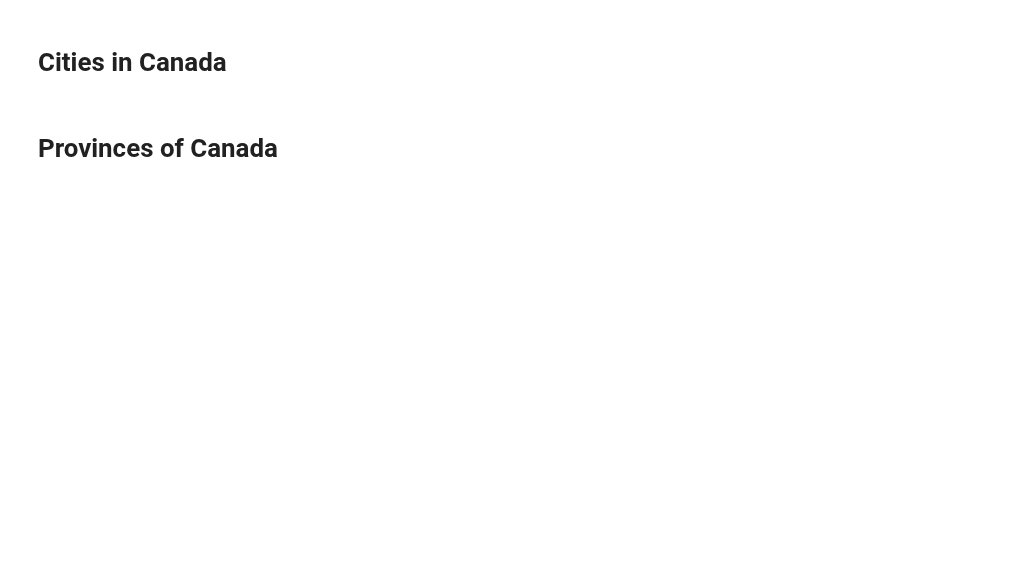
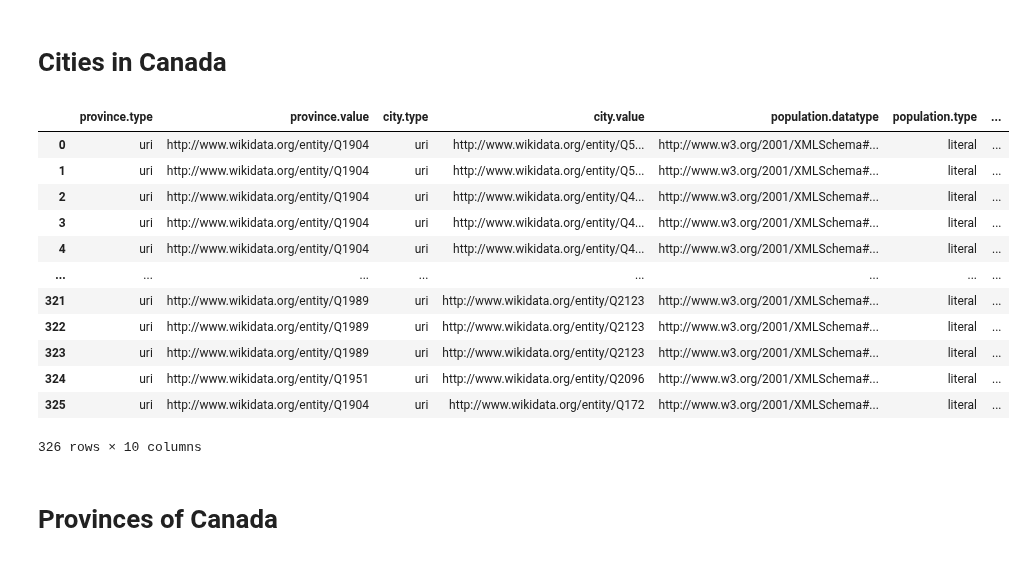
Before and after one commit to christiannielsen98/DVML-P7, a Jupyter notebook: Code/Development/wikidata_locations.ipynb, the cells around one changed output. Saved outputs shown, nothing was run; the diff lists cells and outputs as text; code cells hidden in the pictures; blank space fills up the shorter version.

```diff
--- a/Code/Development/wikidata_locations.ipynb
+++ b/Code/Development/wikidata_locations.ipynb
@@ -50,8 +102,9 @@ wikidata_query(query_all_us_states)
 # Q16 Canada
 
 query_all_canada_cities = """
-SELECT ?city ?province ?population
+SELECT ?city ?cityLabel ?province ?population
 WHERE {
+    ?city wdt:P31/wdt:P279* wd:Q515 .
     {
         ?city wdt:P131 ?county .
         ?county wdt:P131 ?province .
@@ -62,11 +115,34 @@ WHERE {
         ?city wdt:P131 ?province .
         ?province wdt:P31 wd:Q11828004 .
     }
-  ?city wdt:P1082 ?population
+    ?city p:P1082 ?statement .
+    ?statement ps:P1082 ?population .
+    ?statement pq:P585 ?date .
+    FILTER NOT EXISTS {
+        ?city p:P1082/pq:P585 ?date2 .
+        FILTER(?date2 > ?date)
+    }
+    SERVICE wikibase:label { bd:serviceParam wikibase:language "[AUTO_LANGUAGE],en" . }
 }
 """
 
-wikidata_query(query_all_canada_cities)
+result_can_cities = wikidata_query(query_all_canada_cities)
+# %%
+result_can_cities
+# %% [output]
+|  | province.type | province.value | city.type | city.value | population.datatype | population.type | ... |
+| 0 | uri | http://www.wikidata.org/entity/Q1904 | uri | http://www.wikidata.org/entity/Q5... | http://www.w3.org/2001/XMLSchema#... | literal | ... |
+| 1 | uri | http://www.wikidata.org/entity/Q1904 | uri | http://www.wikidata.org/entity/Q5... | http://www.w3.org/2001/XMLSchema#... | literal | ... |
+| 2 | uri | http://www.wikidata.org/entity/Q1904 | uri | http://www.wikidata.org/entity/Q4... | http://www.w3.org/2001/XMLSchema#... | literal | ... |
+| 3 | uri | http://www.wikidata.org/entity/Q1904 | uri | http://www.wikidata.org/entity/Q4... | http://www.w3.org/2001/XMLSchema#... | literal | ... |
+| 4 | uri | http://www.wikidata.org/entity/Q1904 | uri | http://www.wikidata.org/entity/Q4... | http://www.w3.org/2001/XMLSchema#... | literal | ... |
+| ... | ... | ... | ... | ... | ... | ... | ... |
+| 321 | uri | http://www.wikidata.org/entity/Q1989 | uri | http://www.wikidata.org/entity/Q2123 | http://www.w3.org/2001/XMLSchema#... | literal | ... |
+| 322 | uri | http://www.wikidata.org/entity/Q1989 | uri | http://www.wikidata.org/entity/Q2123 | http://www.w3.org/2001/XMLSchema#... | literal | ... |
+| 323 | uri | http://www.wikidata.org/entity/Q1989 | uri | http://www.wikidata.org/entity/Q2123 | http://www.w3.org/2001/XMLSchema#... | literal | ... |
+| 324 | uri | http://www.wikidata.org/entity/Q1951 | uri | http://www.wikidata.org/entity/Q2096 | http://www.w3.org/2001/XMLSchema#... | literal | ... |
+| 325 | uri | http://www.wikidata.org/entity/Q1904 | uri | http://www.wikidata.org/entity/Q172 | http://www.w3.org/2001/XMLSchema#... | literal | ... |
+326 rows × 10 columns
 # %% [markdown]
 # Provinces of Canada
 # %%
```
Also changed, not shown: parts of 7 cells of this notebook.
